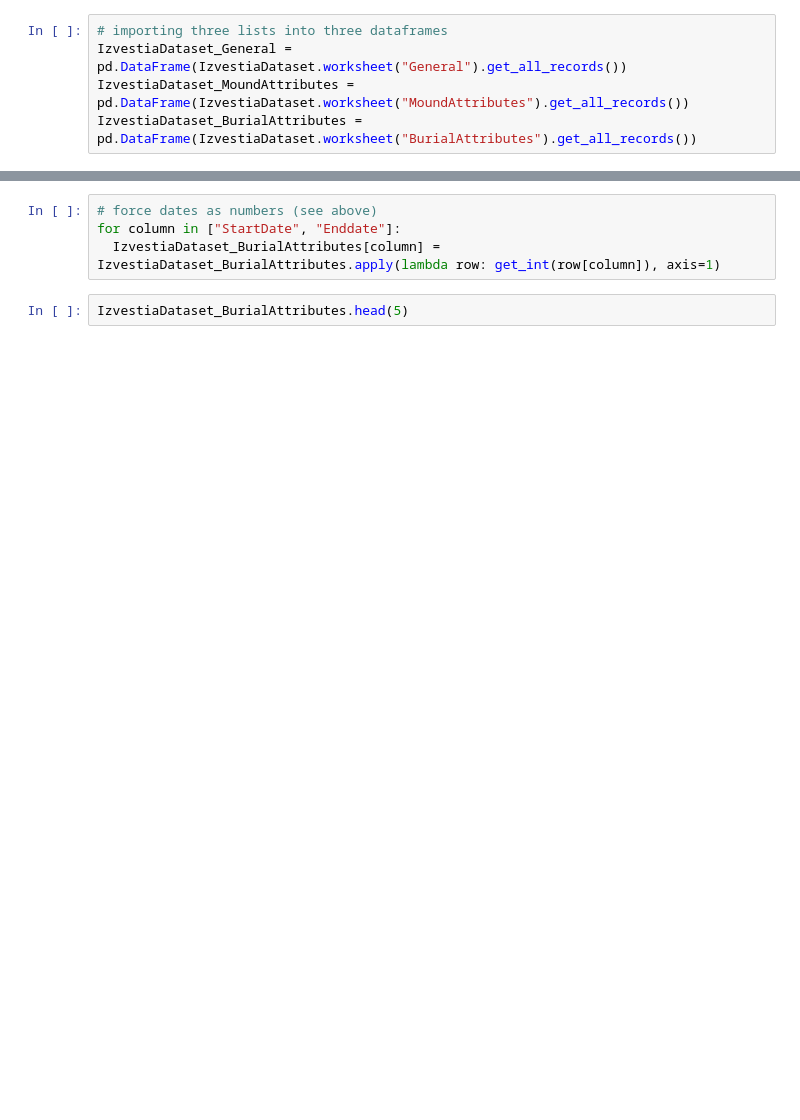
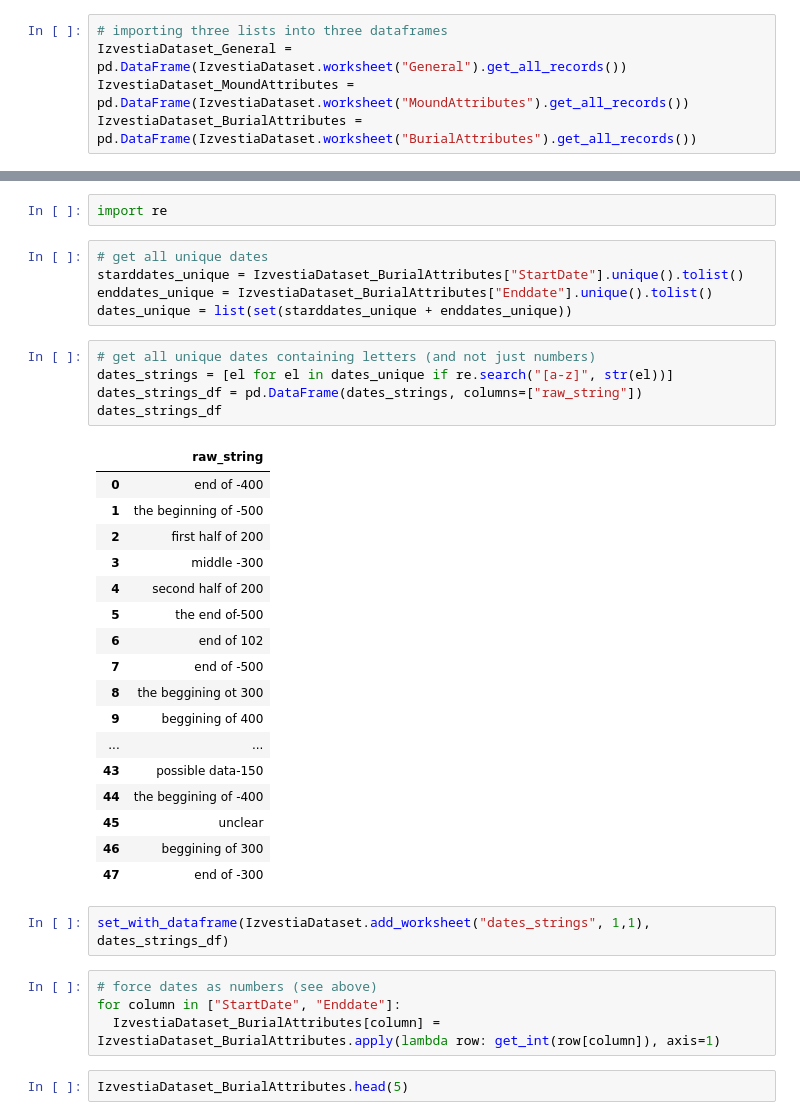
Before and after one commit to sdam-au/mounds_ETL, a Jupyter notebook: scripts/EXPLORING-MOUNDS-IN-GSHEETS.ipynb, the cells around one changed output, grey strips where cells are left out. Drawn from its saved outputs; the diff is of its cells as text; blank space fills up the shorter version.

```diff
--- a/scripts/EXPLORING-MOUNDS-IN-GSHEETS.ipynb
+++ b/scripts/EXPLORING-MOUNDS-IN-GSHEETS.ipynb
@@ -188,3 +220,35 @@ IzvestiaDataset_BurialAttributes = pd.DataFrame(IzvestiaDataset.worksheet("Buria
+# %%
+import re
+# %%
+# get all unique dates
+starddates_unique = IzvestiaDataset_BurialAttributes["StartDate"].unique().tolist()
+enddates_unique = IzvestiaDataset_BurialAttributes["Enddate"].unique().tolist()
+dates_unique = list(set(starddates_unique + enddates_unique))
+# %%
+# get all unique dates containing letters (and not just numbers)
+dates_strings = [el for el in dates_unique if re.search("[a-z]", str(el))]
+dates_strings_df = pd.DataFrame(dates_strings, columns=["raw_string"])
+dates_strings_df
+# %% [output]
+|  | raw_string |
+| 0 | end of -400 |
+| 1 | the beginning of -500 |
+| 2 | first half of 200 |
+| 3 | middle -300 |
+| 4 | second half of 200 |
+| 5 | the end of-500 |
+| 6 | end of 102 |
+| 7 | end of -500 |
+| 8 | the beggining ot 300 |
+| 9 | beggining of 400 |
+| ... | ... |
+| 43 | possible data-150 |
+| 44 | the beggining of -400 |
+| 45 | unclear |
+| 46 | beggining of 300 |
+| 47 | end of -300 |
+# %%
+set_with_dataframe(IzvestiaDataset.add_worksheet("dates_strings", 1,1), dates_strings_df)
 # %%
 # force dates as numbers (see above)
 for column in ["StartDate", "Enddate"]:
```
Also changed, not shown: parts of 9 cells of this notebook.
